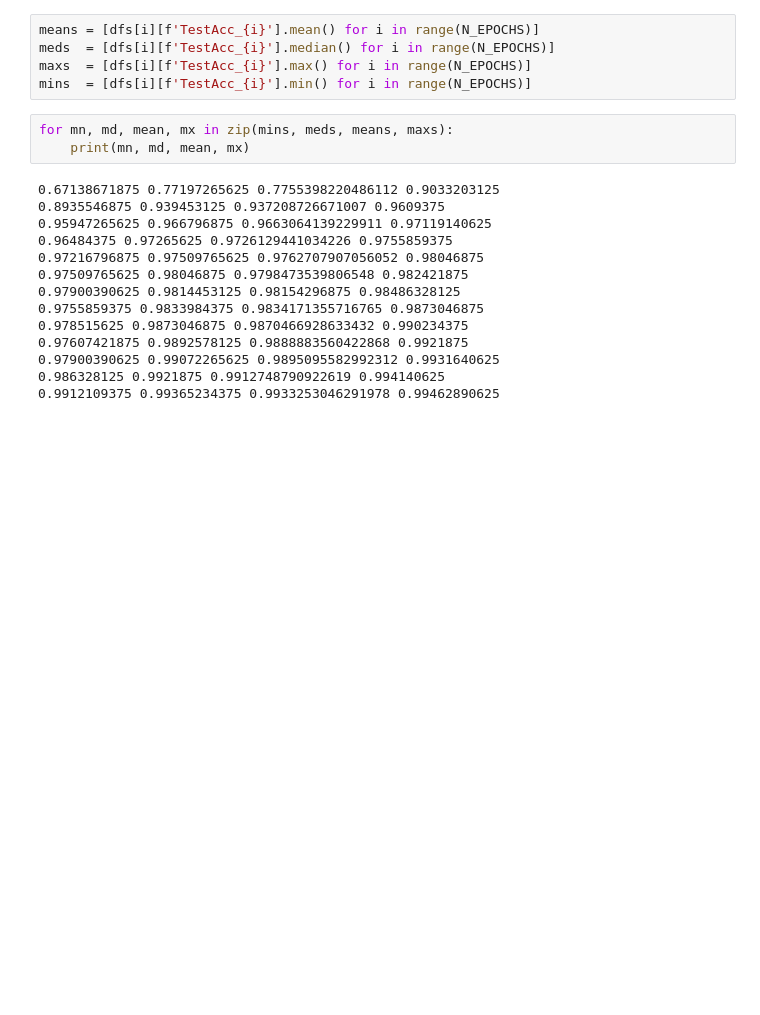
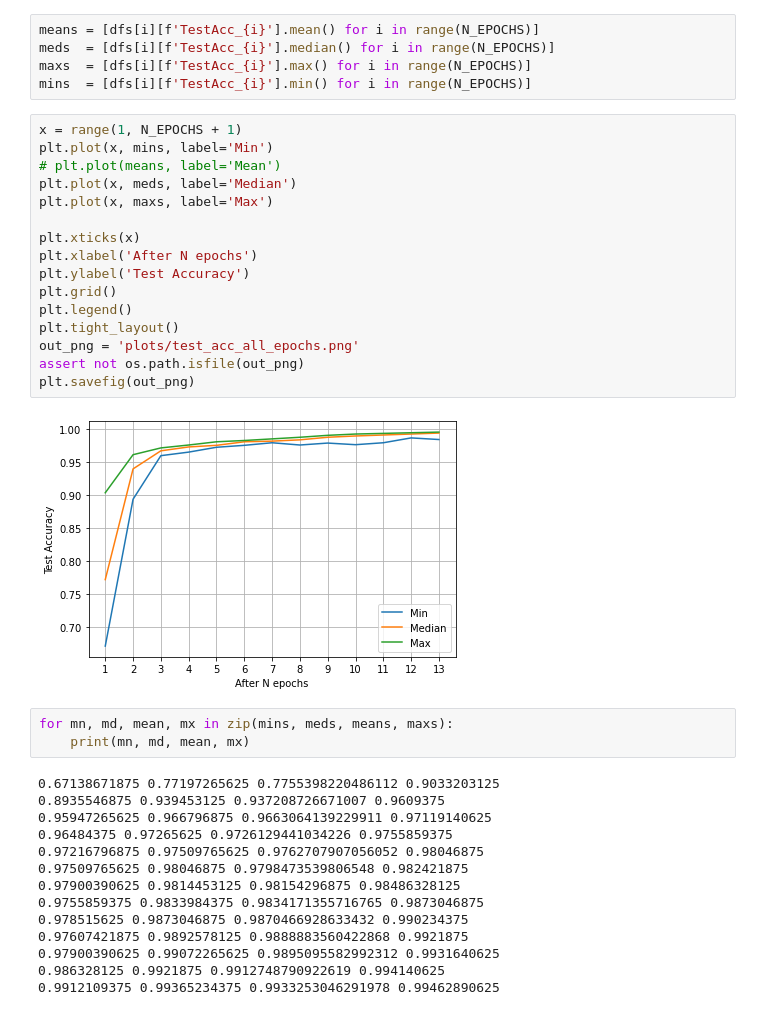
Before and after one commit to Tensor-Reloaded/Convergence, a Jupyter notebook: analysis_correlation.ipynb, the cells around one changed output. Drawn from its saved outputs; the diff is of its cells as text; blank space fills up the shorter version.

```diff
--- a/analysis_correlation.ipynb
+++ b/analysis_correlation.ipynb
@@ -80,6 +162,24 @@ means = [dfs[i][f'TestAcc_{i}'].mean() for i in range(N_EPOCHS)]
 meds  = [dfs[i][f'TestAcc_{i}'].median() for i in range(N_EPOCHS)]
 maxs  = [dfs[i][f'TestAcc_{i}'].max() for i in range(N_EPOCHS)]
 mins  = [dfs[i][f'TestAcc_{i}'].min() for i in range(N_EPOCHS)]
+# %%
+x = range(1, N_EPOCHS + 1)
+plt.plot(x, mins, label='Min')
+# plt.plot(means, label='Mean')
+plt.plot(x, meds, label='Median')
+plt.plot(x, maxs, label='Max')
+
+plt.xticks(x)
+plt.xlabel('After N epochs')
+plt.ylabel('Test Accuracy')
+plt.grid()
+plt.legend()
+plt.tight_layout()
+out_png = 'plots/test_acc_all_epochs.png'
+assert not os.path.isfile(out_png)
+plt.savefig(out_png)
+# %% [output]
+[figure, added]
 # %%
 for mn, md, mean, mx in zip(mins, meds, means, maxs):
     print(mn, md, mean, mx)
```
Also changed, not shown: parts of 13 cells of this notebook.
